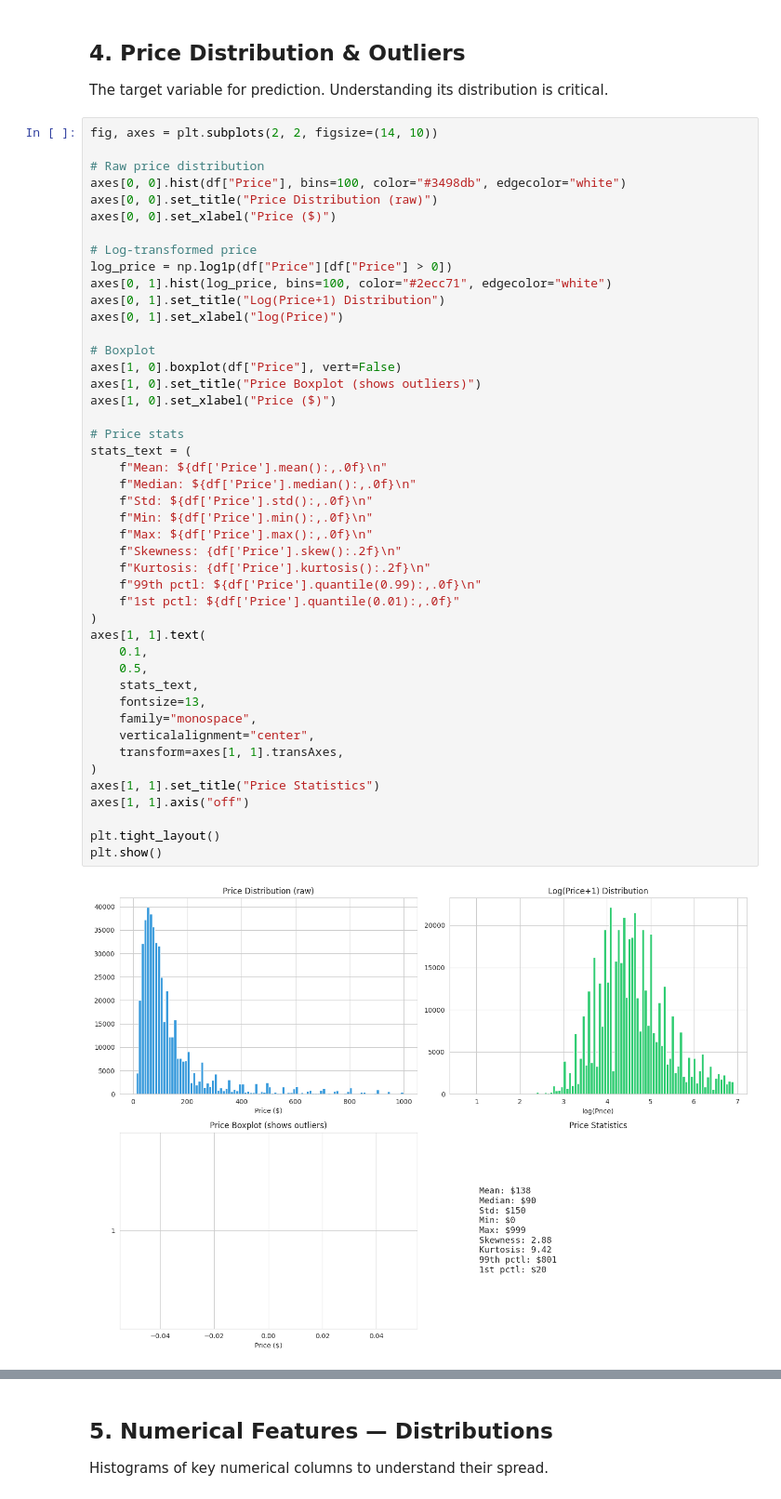
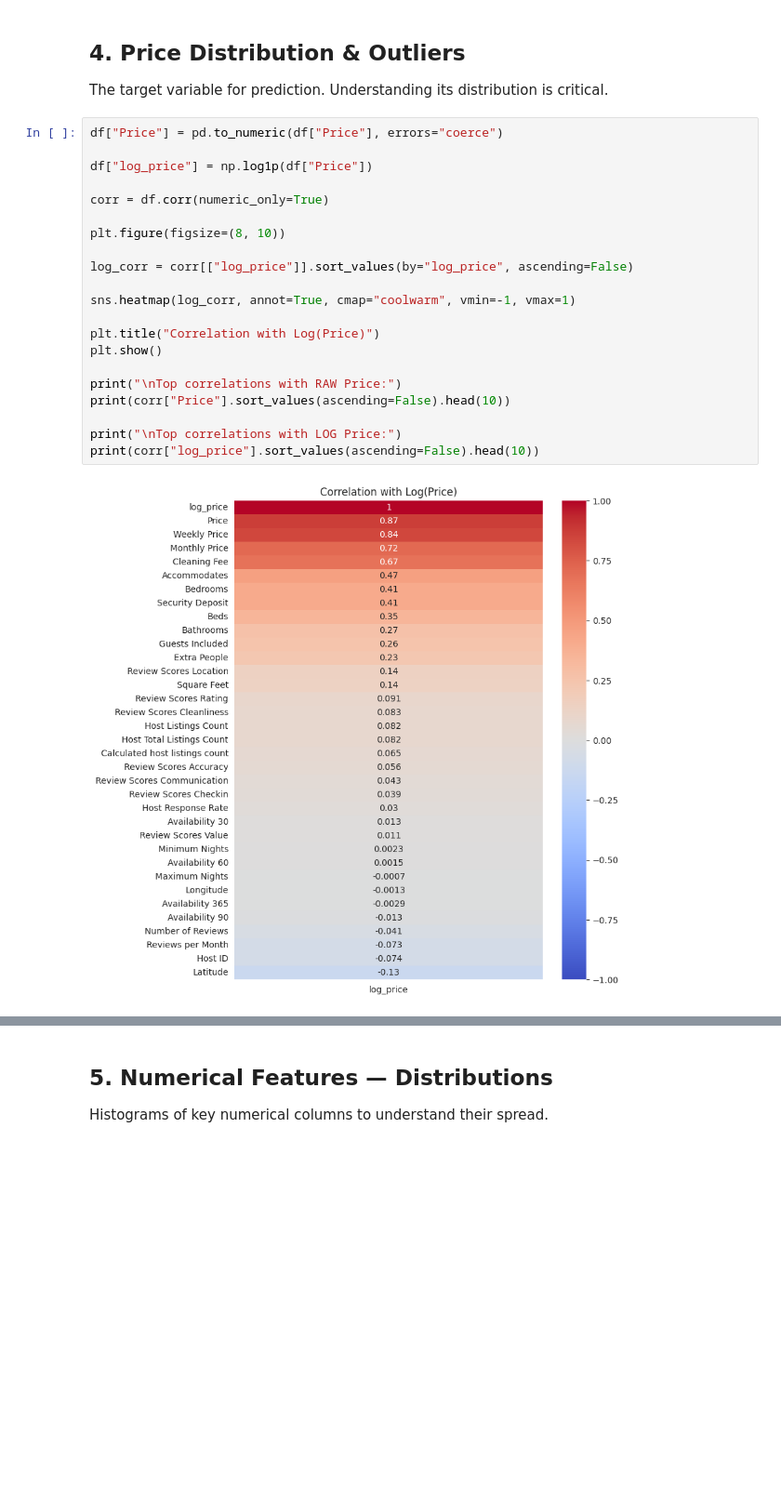
Before and after one commit to abdulrahmannmostafa/Data-BnB, a Jupyter notebook: src/eda.ipynb, the cells around one changed output, grey strips where cells are left out. Shown at 93% size. Cells and saved outputs as stored; diff of their text form; blank space fills up the shorter version.

```diff
--- a/src/eda.ipynb
+++ b/src/eda.ipynb
@@ -156,49 +156,25 @@ plt.show()
 ## 4. Price Distribution & Outliers
 The target variable for prediction. Understanding its distribution is critical.
 # %%
-fig, axes = plt.subplots(2, 2, figsize=(14, 10))
+df["Price"] = pd.to_numeric(df["Price"], errors="coerce")
 
-# Raw price distribution
-axes[0, 0].hist(df["Price"], bins=100, color="#3498db", edgecolor="white")
-axes[0, 0].set_title("Price Distribution (raw)")
-axes[0, 0].set_xlabel("Price ($)")
+df["log_price"] = np.log1p(df["Price"])
 
-# Log-transformed price
-log_price = np.log1p(df["Price"][df["Price"] > 0])
-axes[0, 1].hist(log_price, bins=100, color="#2ecc71", edgecolor="white")
-axes[0, 1].set_title("Log(Price+1) Distribution")
-axes[0, 1].set_xlabel("log(Price)")
+corr = df.corr(numeric_only=True)
 
-# Boxplot
-axes[1, 0].boxplot(df["Price"], vert=False)
-axes[1, 0].set_title("Price Boxplot (shows outliers)")
-axes[1, 0].set_xlabel("Price ($)")
+plt.figure(figsize=(8, 10))
 
-# Price stats
-stats_text = (
-    f"Mean: ${df['Price'].mean():,.0f}\n"
-    f"Median: ${df['Price'].median():,.0f}\n"
-    f"Std: ${df['Price'].std():,.0f}\n"
-    f"Min: ${df['Price'].min():,.0f}\n"
-    f"Max: ${df['Price'].max():,.0f}\n"
-    f"Skewness: {df['Price'].skew():.2f}\n"
-    f"Kurtosis: {df['Price'].kurtosis():.2f}\n"
-    f"99th pctl: ${df['Price'].quantile(0.99):,.0f}\n"
-    f"1st pctl: ${df['Price'].quantile(0.01):,.0f}"
-)
-axes[1, 1].text(
-    0.1,
-    0.5,
-    stats_text,
-    fontsize=13,
-    family="monospace",
-    verticalalignment="center",
-    transform=axes[1, 1].transAxes,
-)
-axes[1, 1].set_title("Price Statistics")
-axes[1, 1].axis("off")
+log_corr = corr[["log_price"]].sort_values(by="log_price", ascending=False)
 
-plt.tight_layout()
+sns.heatmap(log_corr, annot=True, cmap="coolwarm", vmin=-1, vmax=1)
+
+plt.title("Correlation with Log(Price)")
 plt.show()
+
+print("\nTop correlations with RAW Price:")
+print(corr["Price"].sort_values(ascending=False).head(10))
+
+print("\nTop correlations with LOG Price:")
+print(corr["log_price"].sort_values(ascending=False).head(10))
 # %% [output]
-[figure, old version]
+[figure, new version]
```
Also changed, not shown: parts of 6 cells of this notebook, 16 other files.
